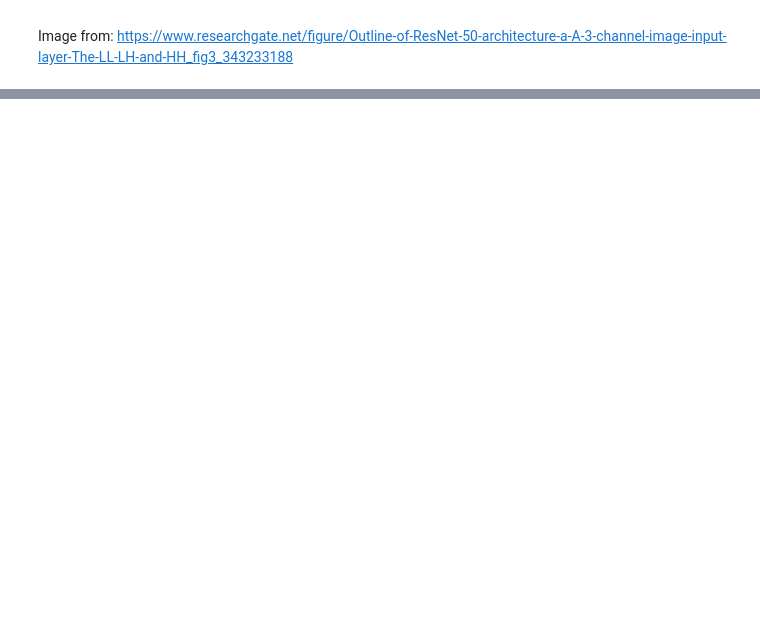
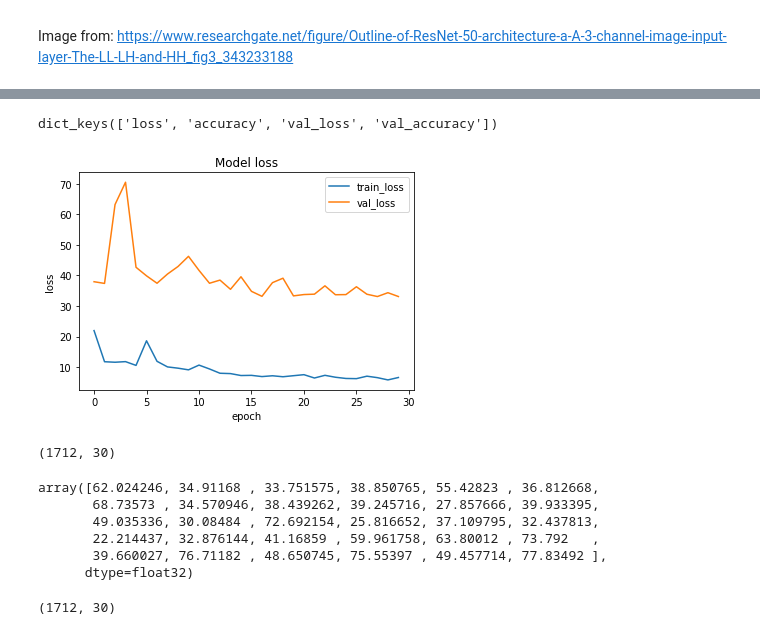
Before and after one commit to Khaliladib11/Emotion-AI, a Jupyter notebook: Facial Key Point Detection/Facial Key Point Detection.ipynb, the cells around one changed output, grey strips where cells are left out. Cells and saved outputs as stored; diff of their text form; code cells hidden in the pictures; blank space fills up the shorter version.

Commit message:
Train the model and test it. Visualize the result. Got 79% accuracy on test set

```diff
--- a/Facial Key Point Detection/Facial Key Point Detection.ipynb
+++ b/Facial Key Point Detection/Facial Key Point Detection.ipynb
@@ -484,0 +488,12 @@ ________________________________________________________________________________
+# %%
+from tensorflow.keras.optimizers import Adam
+
+adam = Adam(learning_rate=0.001, beta_1=0.9, beta_2=0.999, epsilon=1e-07)
+model_1_facialKeyPoints.compile(loss = "mean_squared_error", optimizer = adam , metrics = ['accuracy'])
+# %%
+from tensorflow.keras.callbacks import Callback, ModelCheckpoint
+
+# save the best model with least validation loss
+checkpointer = ModelCheckpoint(filepath = "../models/FacialKeyPoints_weights.hdf5", verbose = 1, save_best_only = True)
+# %%
+history = model_1_facialKeyPoints.fit(X_train, y_train, batch_size = 128, epochs = 30, validation_split = 0.1, callbacks=[checkpointer])
@@ -484,0 +532,17 @@ ________________________________________________________________________________
+# %%
+# Get the model keys
+history.history.keys()
+# %% [output]
+dict_keys(['loss', 'accuracy', 'val_loss', 'val_accuracy'])
+# %%
+# Plot the training artifacts
+
+plt.plot(history.history['loss'])
+plt.plot(history.history['val_loss'])
+plt.title('Model loss')
+plt.ylabel('loss')
+plt.xlabel('epoch')
+plt.legend(['train_loss','val_loss'], loc = 'upper right')
+plt.show()
+# %% [output]
+[figure, added]
@@ -484,0 +551,17 @@ ________________________________________________________________________________
+# %%
+facialKeyPoint_prediction.shape
+# %% [output]
+(1712, 30)
+# %%
+facialKeyPoint_prediction[0]
+# %% [output]
+array([62.024246, 34.91168 , 33.751575, 38.850765, 55.42823 , 36.812668,
+       68.73573 , 34.570946, 38.439262, 39.245716, 27.857666, 39.933395,
+       49.035336, 30.08484 , 72.692154, 25.816652, 37.109795, 32.437813,
+       22.214437, 32.876144, 41.16859 , 59.961758, 63.80012 , 73.792   ,
+       39.660027, 76.71182 , 48.650745, 75.55397 , 49.457714, 77.83492 ],
+      dtype=float32)
+# %%
+y_test.shape
+# %% [output]
+(1712, 30)
```
Also changed, not shown: parts of 11 cells of this notebook.
